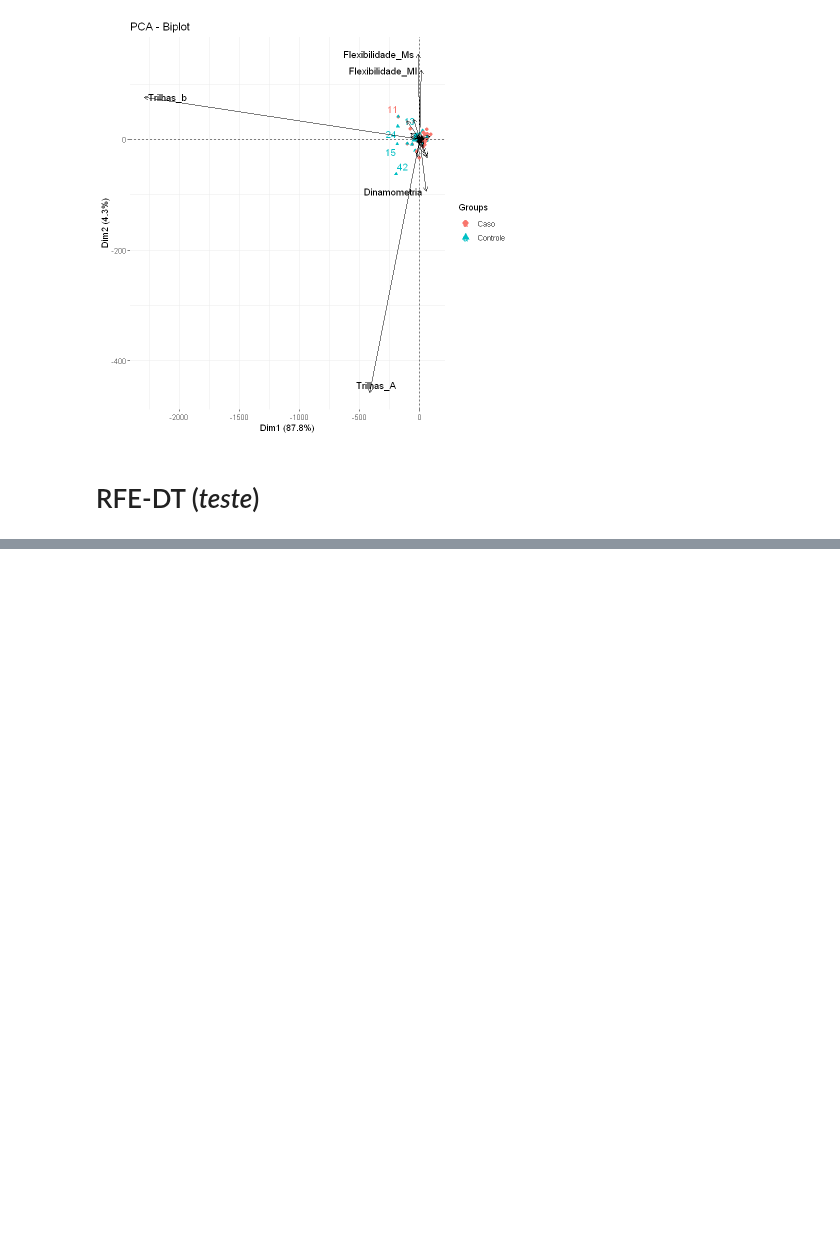
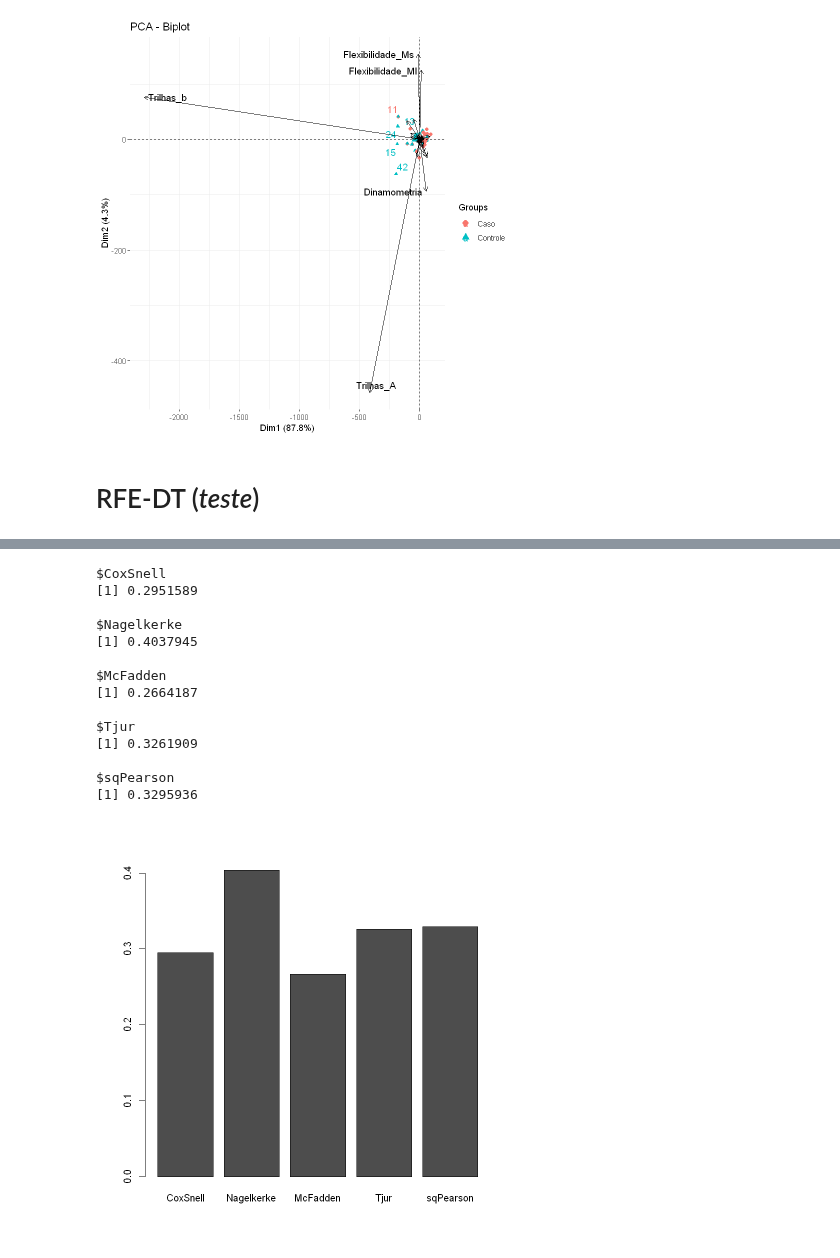
Before and after one commit to RenanBaltar/Analises_Heitor, a Jupyter notebook: Analise_Heitor_tese.ipynb, the cells around one changed output, grey strips where cells are left out. Saved outputs shown, nothing was run; the diff lists cells and outputs as text; code cells hidden in the pictures; blank space fills up the shorter version.

```diff
--- a/Analise_Heitor_tese.ipynb
+++ b/Analise_Heitor_tese.ipynb
@@ -1300,0 +1514,4 @@ medicaçao_tipo_cardiovascularBeta                        0.00
+# %%
+head(BD_DT_rfe)
+BD_DT_rfe_berg<- BD_DT_rfe[,c(1,3)]
+head(BD_DT_rfe_berg)
@@ -1300,0 +1537,5 @@ medicaçao_tipo_cardiovascularBeta                        0.00
+# %%
+Sim<- BD_DT_rfe_berg[BD_DT_rfe_berg[2]<"53",]
+dim(Sim)
+Não<- BD_DT_rfe_berg[BD_DT_rfe_berg[2]>="53",]
+dim(Não)
@@ -1300,0 +1545,3 @@ medicaçao_tipo_cardiovascularBeta                        0.00
+# %%
+BD_DT_rfe_bergCorte<- rbind(Sim,Não)
+dim(BD_DT_rfe_bergCorte)
@@ -1300,0 +1550,4 @@ medicaçao_tipo_cardiovascularBeta                        0.00
+# %%
+set.seed(323)
+logistic_model3<- glm(Caidor ~ Berg,data=BD_DT_rfe_bergCorte, family = 'binomial')
+summary(logistic_model3)
@@ -1300,0 +1586,18 @@ medicaçao_tipo_cardiovascularBeta                        0.00
+# %%
+RsqGLM(logistic_model3)
+# %% [output]
+$CoxSnell
+[1] 0.2951589
+
+$Nagelkerke
+[1] 0.4037945
+
+$McFadden
+[1] 0.2664187
+
+$Tjur
+[1] 0.3261909
+
+$sqPearson
+[1] 0.3295936
+[figure, added]
```
Also changed, not shown: parts of 24 cells of this notebook.
